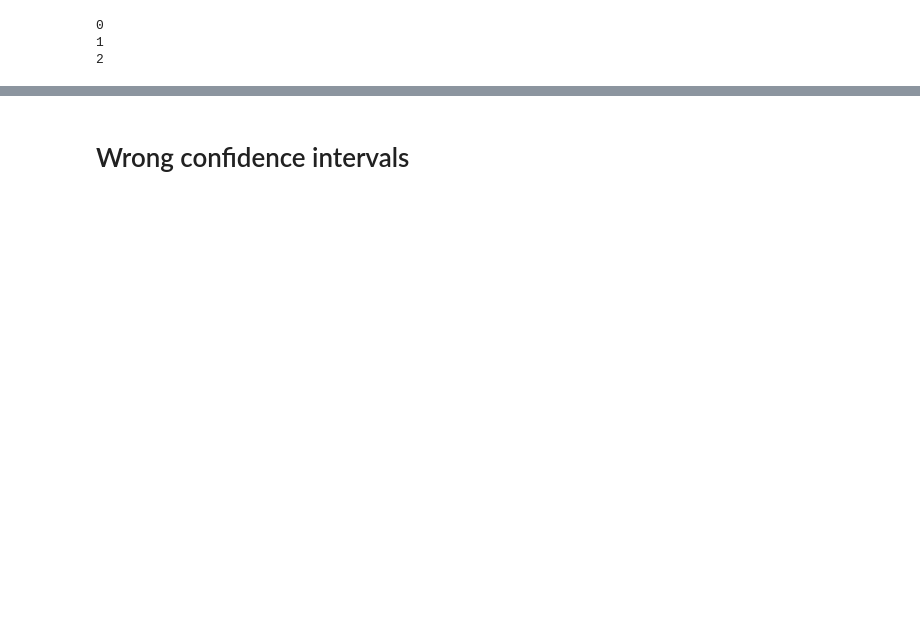
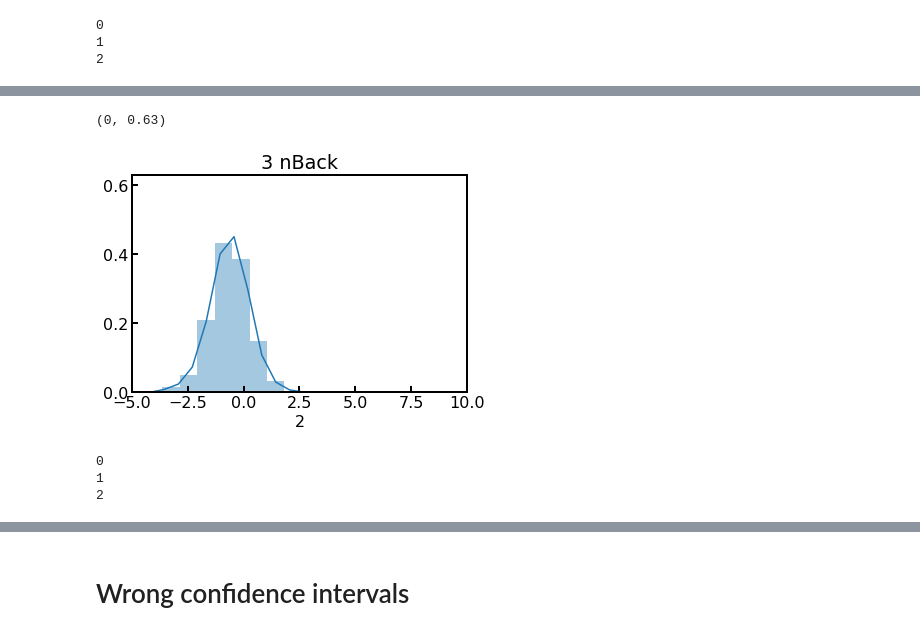
Before and after one commit to WhitneyLab/Serial_Dependence_Analysis_Base, a Jupyter notebook: figures/Fig_3/Fig_3.ipynb, the cells around one changed output, grey strips where cells are left out. Saved outputs shown, nothing was run; the diff lists cells and outputs as text; code cells hidden in the pictures; blank space fills up the shorter version.

```diff
--- a/figures/Fig_3/Fig_3.ipynb
+++ b/figures/Fig_3/Fig_3.ipynb
@@ -259,0 +392,8 @@ ax = sns.swarmplot(x='NTYPE', y="BOOTSTRAP_MEAN", data=ntype_data, dodge=True, s
+# %%
+sns.distplot(bootstrap_trimed.iloc[2, 1:], bins=100)
+plt.title('3 nBack')
+plt.xlim(-5, 10)
+plt.ylim(0, 0.63)
+# %% [output]
+(0, 0.63)
+[figure, added]
@@ -259,0 +414,15 @@ ax = sns.swarmplot(x='NTYPE', y="BOOTSTRAP_MEAN", data=ntype_data, dodge=True, s
+# %%
+alldata_ci_v3 = pd.DataFrame(columns= nTypes)
+for i in range(len(type_v3)):
+
+    print(i)
+    ntype = type_v3.loc[i, 'TYPE']
+    low = type_v3.loc[i, 'MEAN'] - type_v3.loc[i, 'CI_LOW']
+    up = type_v3.loc[i, 'CI_UP'] - type_v3.loc[i, 'MEAN']
+
+    alldata_ci_v3.loc[0, ntype] = low
+    alldata_ci_v3.loc[1, ntype] = up
+# %% [output]
+0
+1
+2
```
Also changed, not shown: parts of 19 cells of this notebook, 3 other files.
